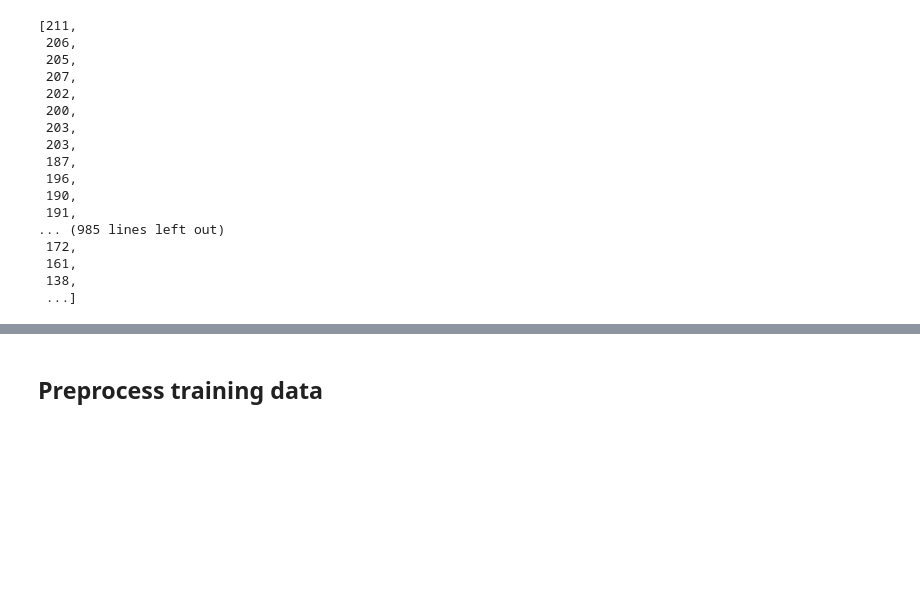
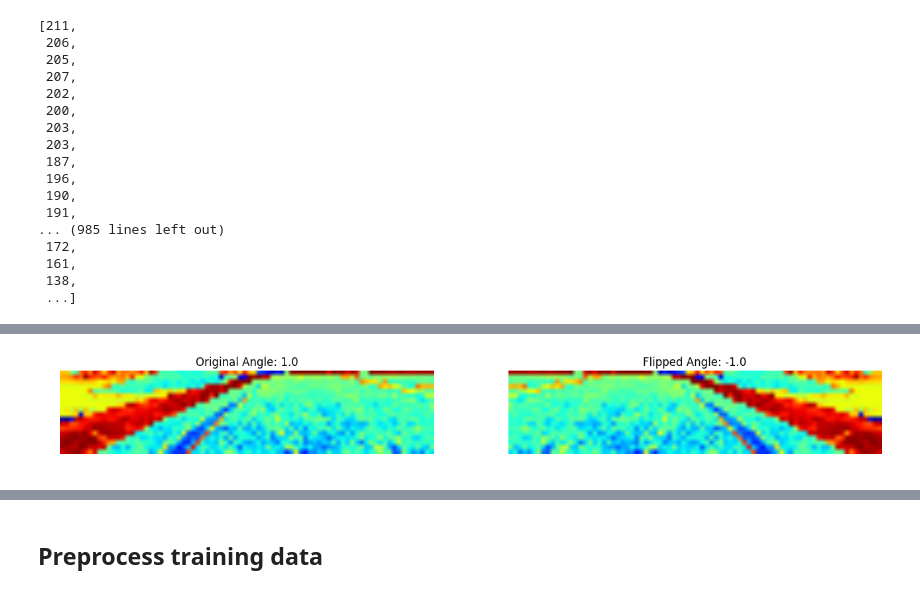
Before and after one commit to sg1705/BehaviorCloning, a Jupyter notebook: preprocess.py.ipynb, the cells around one changed output, grey strips where cells are left out. Cells and saved outputs as stored; diff of their text form; code cells hidden in the pictures; blank space fills up the shorter version.

Commit message:
flipped images

```diff
--- a/preprocess.py.ipynb
+++ b/preprocess.py.ipynb
@@ -89,2 +95,35 @@ print("labels:", labels.shape)
+# %%
+# flip image
+def flip(image, steering_angle):
+    return np.fliplr(image), -1 * steering_angle
+
+def flip_allimages(image_array, angle_array):
+    newfeatures = []
+    newlabels = []
+    for feature, label in zip(image_array, angle_array):
+        flipped_image, flipped_angle = flip(feature, label)
+        newfeatures.append(flipped_image)
+        newlabels.append(flipped_angle)
+    return np.concatenate((image_array, newfeatures)), np.concatenate((angle_array, newlabels))
+
+# test flip
+def test_flip(image_array, angle_array):
+    y_train_max = np.argmax(angle_array)
+    X_train_max, Y_train_max = flip(image_array[y_train_max], angle_array[y_train_max])
+
+    plt.figure(figsize=(16,8))
+    plt.subplot(1,2, 1)
+    plt.axis('off')
+    plt.imshow(np.squeeze(image_array[y_train_max], axis=2))
+    plt.title('Original Angle: {}'.format(angle_array[y_train_max]))
+    plt.subplot(1,2, 2)
+    plt.axis('off')
+    plt.title('Flipped Angle: {}'.format(Y_train_max))
+    plt.imshow(np.squeeze(X_train_max, axis=2))
+
+test_flip(features, labels)
+features, labels = flip_allimages(features, labels)
+# %% [output]
+[figure, added]
 # %%
 ## truncate zero angles
```
Also changed, not shown: parts of 9 cells of this notebook, 1 other file.
